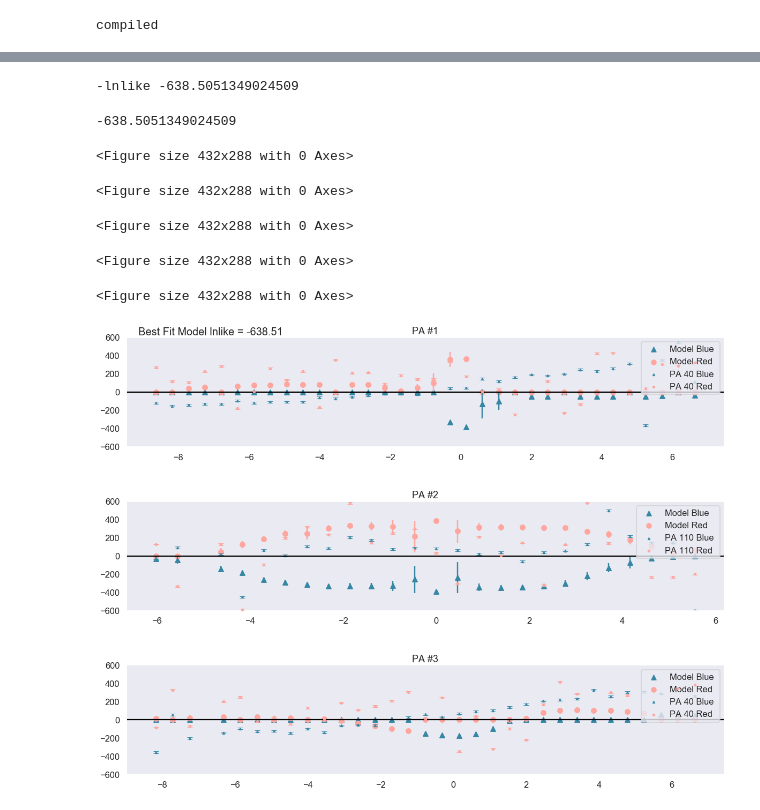
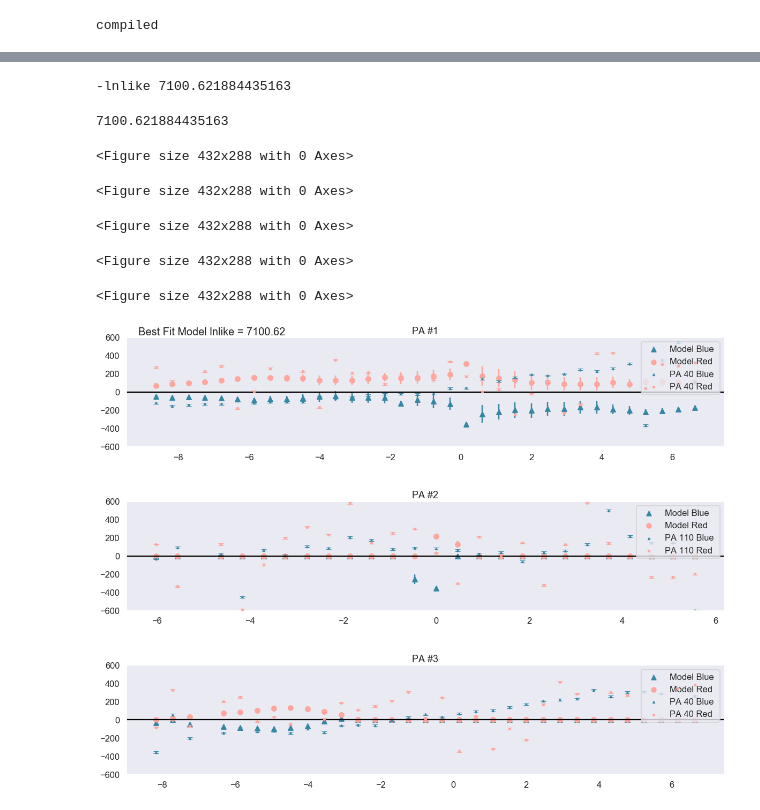
Before and after one commit to beckynevin/Bicones, a Jupyter notebook: Bicone_emcee.ipynb, the cells around one changed output, grey strips where cells are left out. Saved outputs shown, nothing was run; the diff lists cells and outputs as text; code cells hidden in the pictures.

```diff
--- a/Bicone_emcee.ipynb
+++ b/Bicone_emcee.ipynb
@@ -2750,14 +3247,14 @@ Ending std is  22.16126131319886
 # %%
 # Now make a plot of the bicone from these
-mean_0, mean_1, mean_2, mean_3, mean_4 = [41, 23, 5.5, 55, 400]
+mean_0, mean_1, mean_2, mean_3, mean_4 = [-5, 13,6, 32, 432]
 args = [boundaries,  xs_data_list, vel_data_list, error_up_list, error_down_list, 'yes', xs_proj, ys_proj]
 lnlike_bicone_plot([mean_0, mean_1, mean_2, mean_3, mean_4], *args)
 # %% [output]
--lnlike -638.5051349024509
+-lnlike 7100.621884435163
--638.5051349024509
+7100.621884435163
 <Figure size 432x288 with 0 Axes>
 <Figure size 432x288 with 0 Axes>
 <Figure size 432x288 with 0 Axes>
 <Figure size 432x288 with 0 Axes>
 <Figure size 432x288 with 0 Axes>
-[figure, old version]
+[figure, new version]
```
Also changed, not shown: parts of 5 cells of this notebook.
